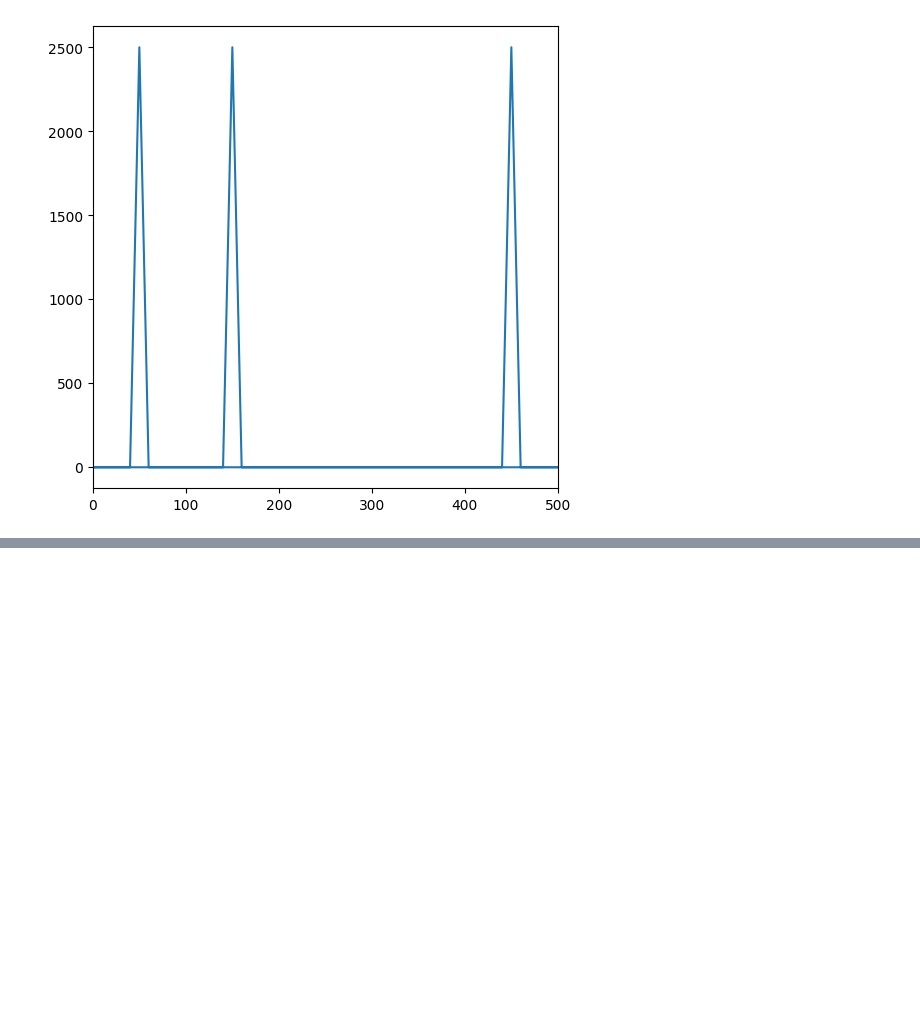
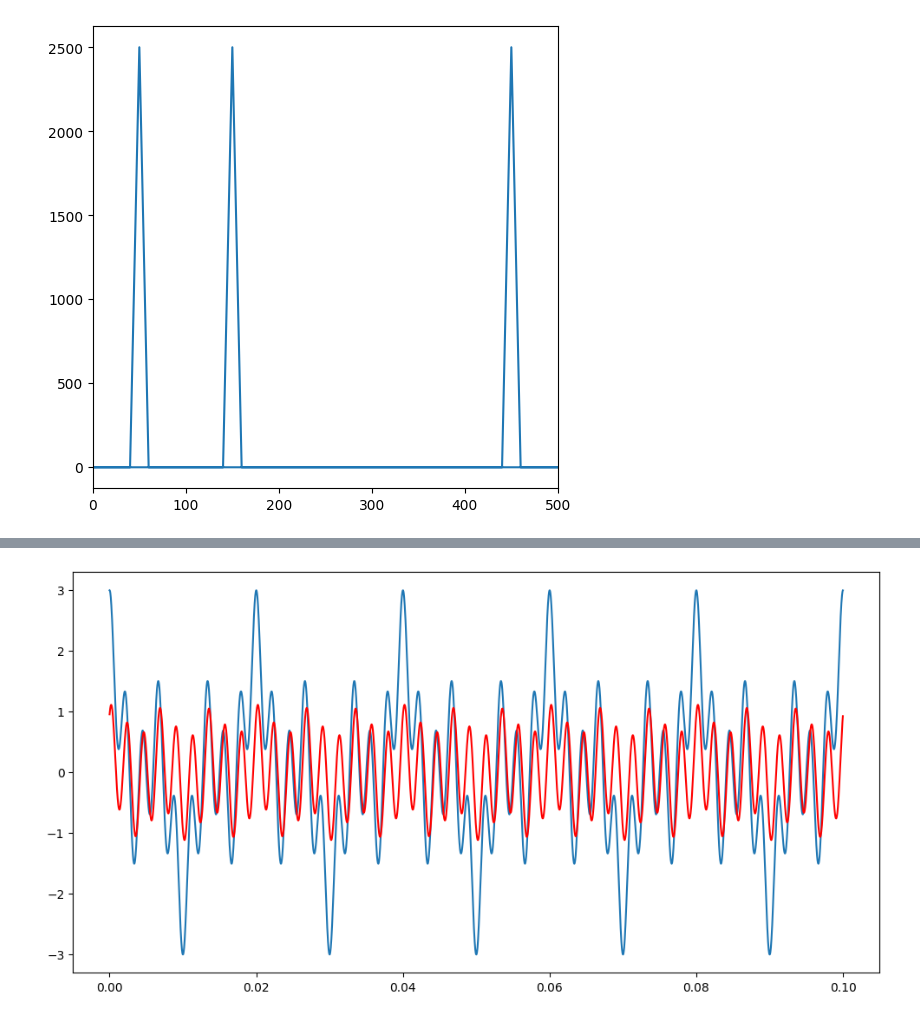
Before and after one commit to pimonov-student/another_digital_signal, a Jupyter notebook: lab_four.ipynb, the cells around one changed output, grey strips where cells are left out. Cells and saved outputs as stored; diff of their text form; code cells hidden in the pictures; blank space fills up the shorter version.

```diff
--- a/lab_four.ipynb
+++ b/lab_four.ipynb
@@ -52,0 +67,9 @@ plt.show()
+# %%
+y_cos_from_high = np.fft.ifft(high_filtered_y_cos_fft)
+
+plt.figure(figsize=(12, 6))
+plt.plot(cos_args, y_cos)
+plt.plot(cos_args, y_cos_from_high, 'red')
+plt.show()
+# %% [output]
+[figure, added]
```
Also changed, not shown: parts of 7 cells of this notebook.
